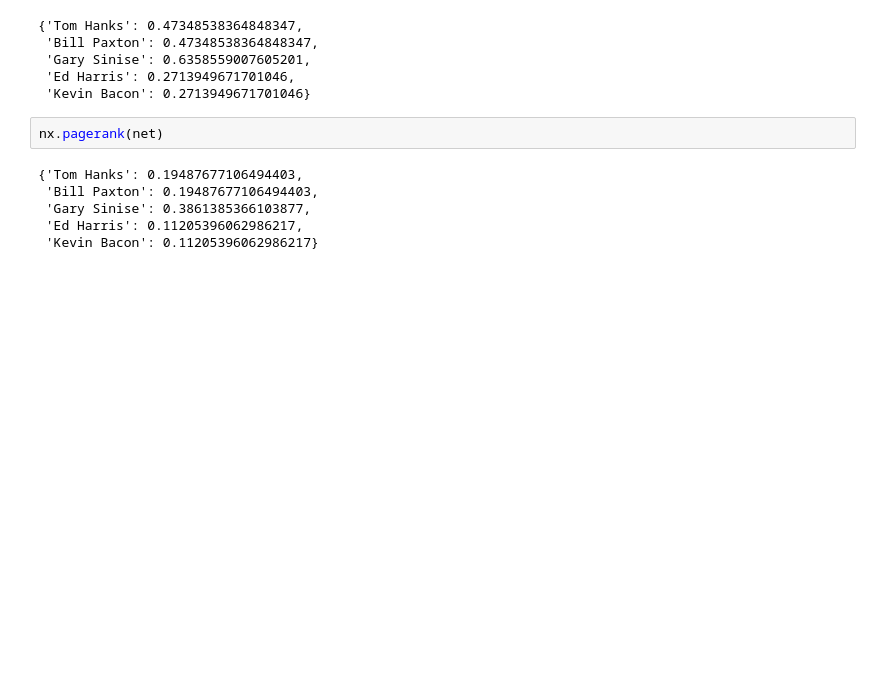
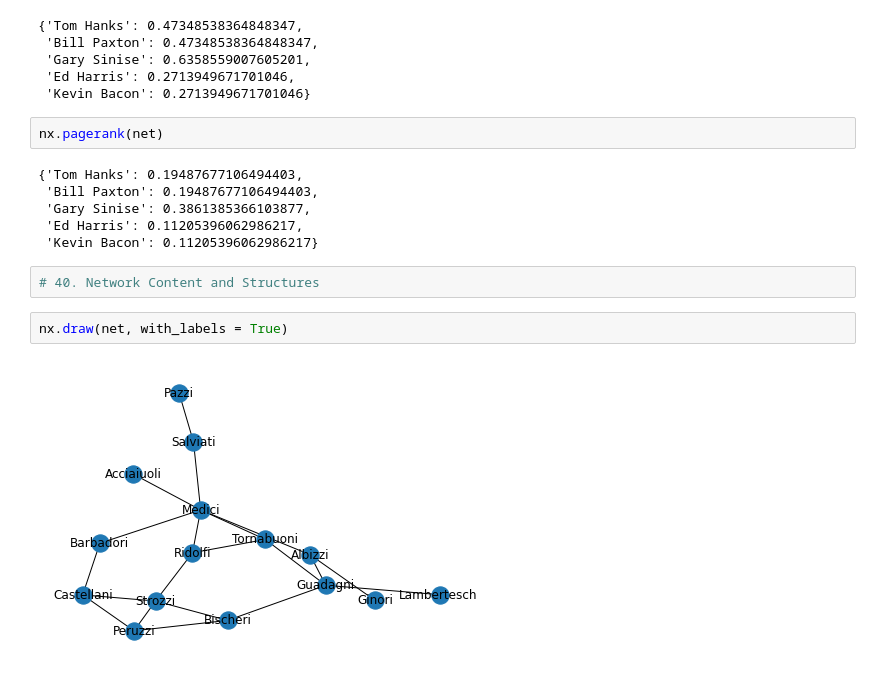
Before and after one commit to spencerkelly25/Python-Practice, a Jupyter notebook: Python Refresh pt 2.ipynb, the cells around one changed output. Drawn from its saved outputs; the diff is of its cells as text; blank space fills up the shorter version.

```diff
--- a/Python Refresh pt 2.ipynb
+++ b/Python Refresh pt 2.ipynb
@@ -841,3 +859,9 @@ nx.pagerank(net)
  'Gary Sinise': 0.3861385366103877,
  'Ed Harris': 0.11205396062986217,
  'Kevin Bacon': 0.11205396062986217}
+# %%
+# 40. Network Content and Structures
+# %%
+nx.draw(net, with_labels = True)
+# %% [output]
+[figure, added]
```
Also changed, not shown: parts of 85 cells of this notebook.
